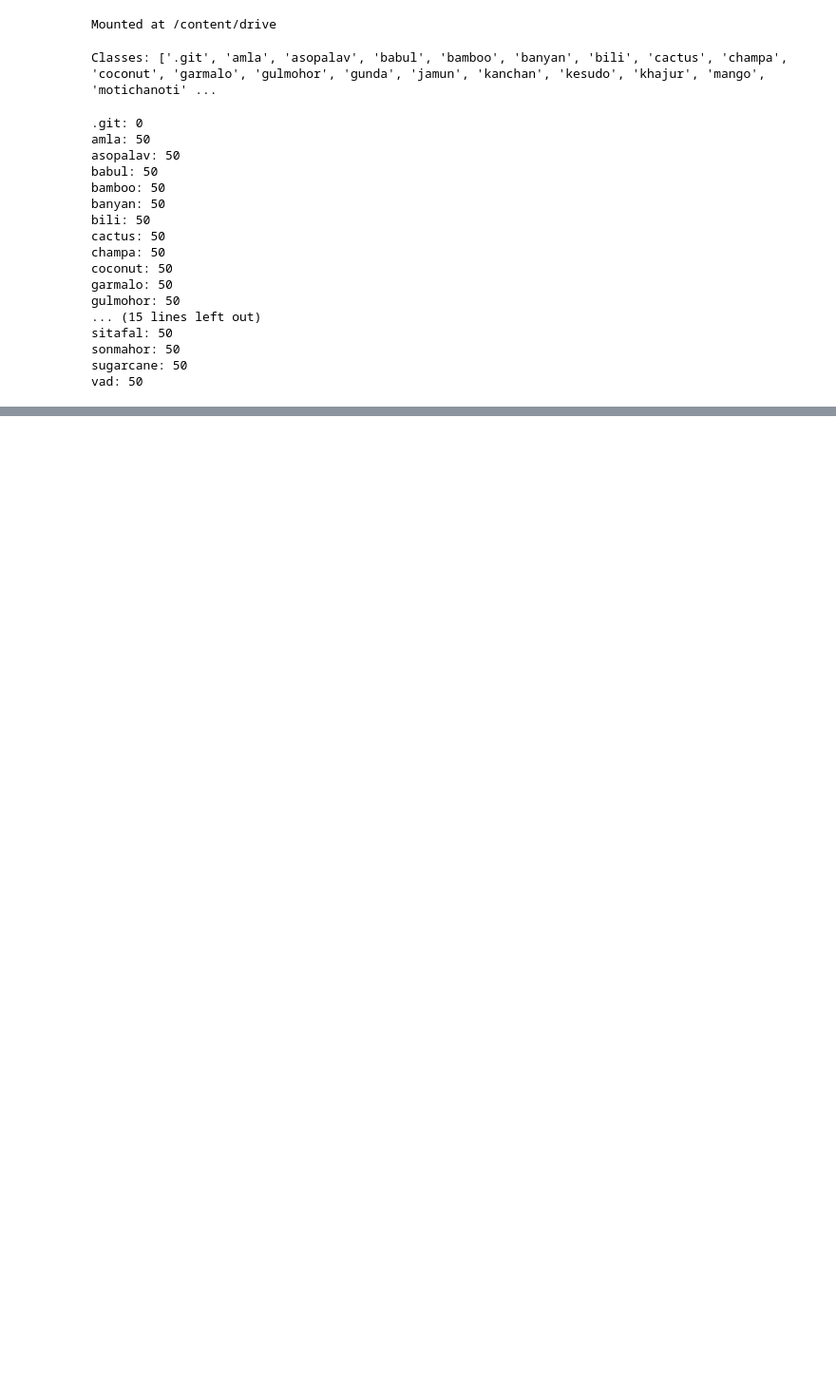
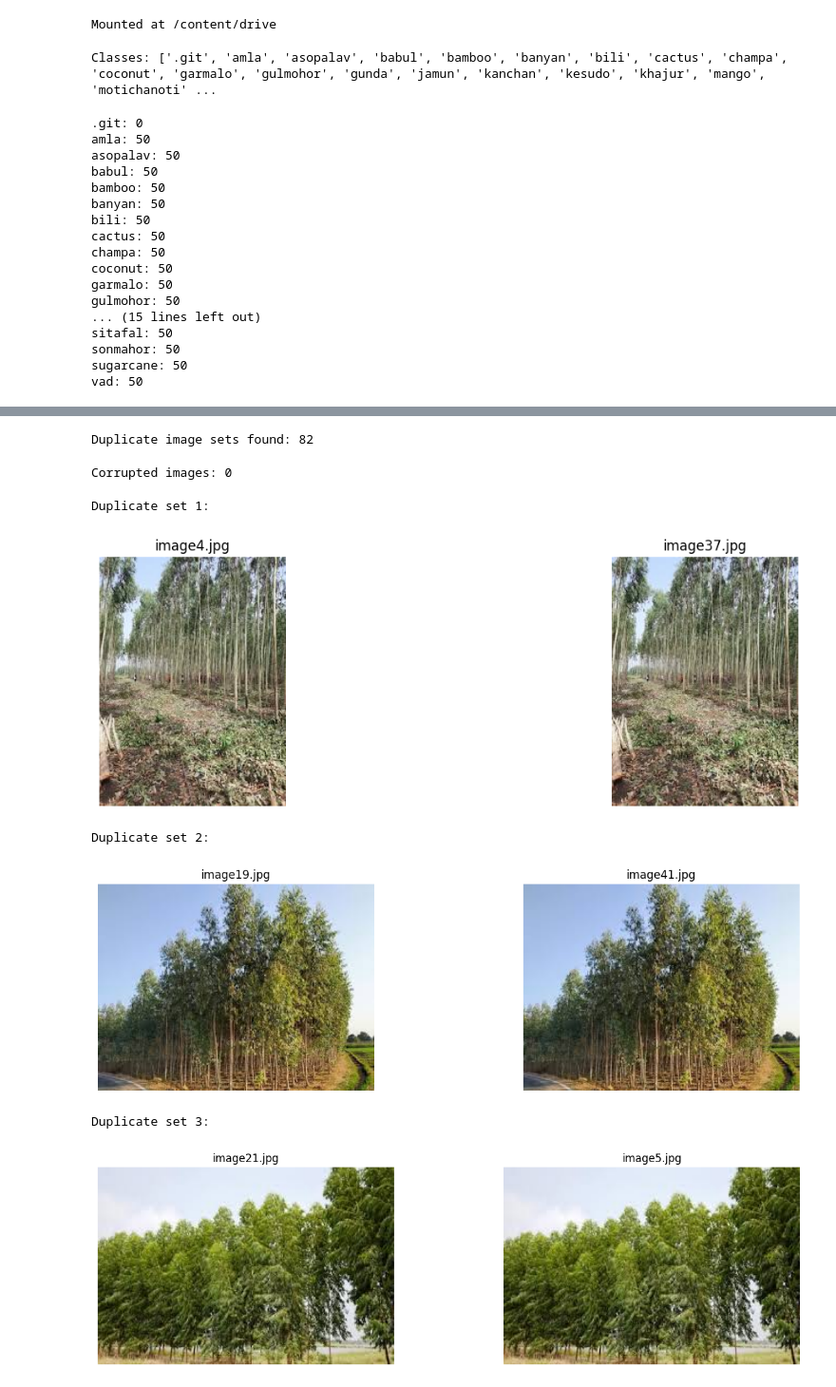
Before and after one commit to Im-LAKSH/TreeSpecies, a Jupyter notebook: TreeSpecies.ipynb, the cells around one changed output, grey strips where cells are left out. Shown at 95% size. Saved outputs shown, nothing was run; the diff lists cells and outputs as text; code cells hidden in the pictures; blank space fills up the shorter version.

```diff
--- a/TreeSpecies.ipynb
+++ b/TreeSpecies.ipynb
@@ -59,0 +164,64 @@ plt.show()
+# %%
+import hashlib
+from collections import defaultdict
+
+hashes = defaultdict(list)
+
+for class_dir in class_dirs:
+    for img_file in os.listdir(os.path.join(repo_path, class_dir)):
+        img_path = os.path.join(repo_path, class_dir, img_file)
+        with open(img_path, 'rb') as f:
+            file_hash = hashlib.md5(f.read()).hexdigest()
+            hashes[file_hash].append(img_path)
+
+# Filter duplicates
+duplicates = {h: files for h, files in hashes.items() if len(files) > 1}
+print("Duplicate image sets found:", len(duplicates))
+# %% [output]
+Duplicate image sets found: 82
+# %%
+corrupt_images = []
+
+for class_dir in class_dirs:
+    for img_file in os.listdir(os.path.join(repo_path, class_dir)):
+        img_path = os.path.join(repo_path, class_dir, img_file)
+        try:
+            img = Image.open(img_path)
+            img.verify()
+        except Exception as e:
+            corrupt_images.append(img_path)
+
+print("Corrupted images:", len(corrupt_images))
+# %% [output]
+Corrupted images: 0
+# %%
+import matplotlib.pyplot as plt
+from PIL import Image
+
+def show_duplicate_sets(duplicates, sets_to_display=3):
+    shown = 0
+    for hash_val, dup_paths in duplicates.items():
+        if shown >= sets_to_display:
+            break
+        print(f"Duplicate set {shown + 1}:")
+        plt.figure(figsize=(15, 4))
+        for i, img_path in enumerate(dup_paths):
+            try:
+                img = Image.open(img_path)
+                plt.subplot(1, len(dup_paths), i+1)
+                plt.imshow(img)
+                plt.title(os.path.basename(img_path))
+                plt.axis('off')
+            except:
+                continue
+        plt.show()
+        shown += 1
+
+show_duplicate_sets(duplicates, sets_to_display=3)
+# %% [output]
+Duplicate set 1:
+[figure, added]
+Duplicate set 2:
+[figure, added]
+Duplicate set 3:
+[figure, added]
```
Also changed, not shown: parts of 22 cells of this notebook.
